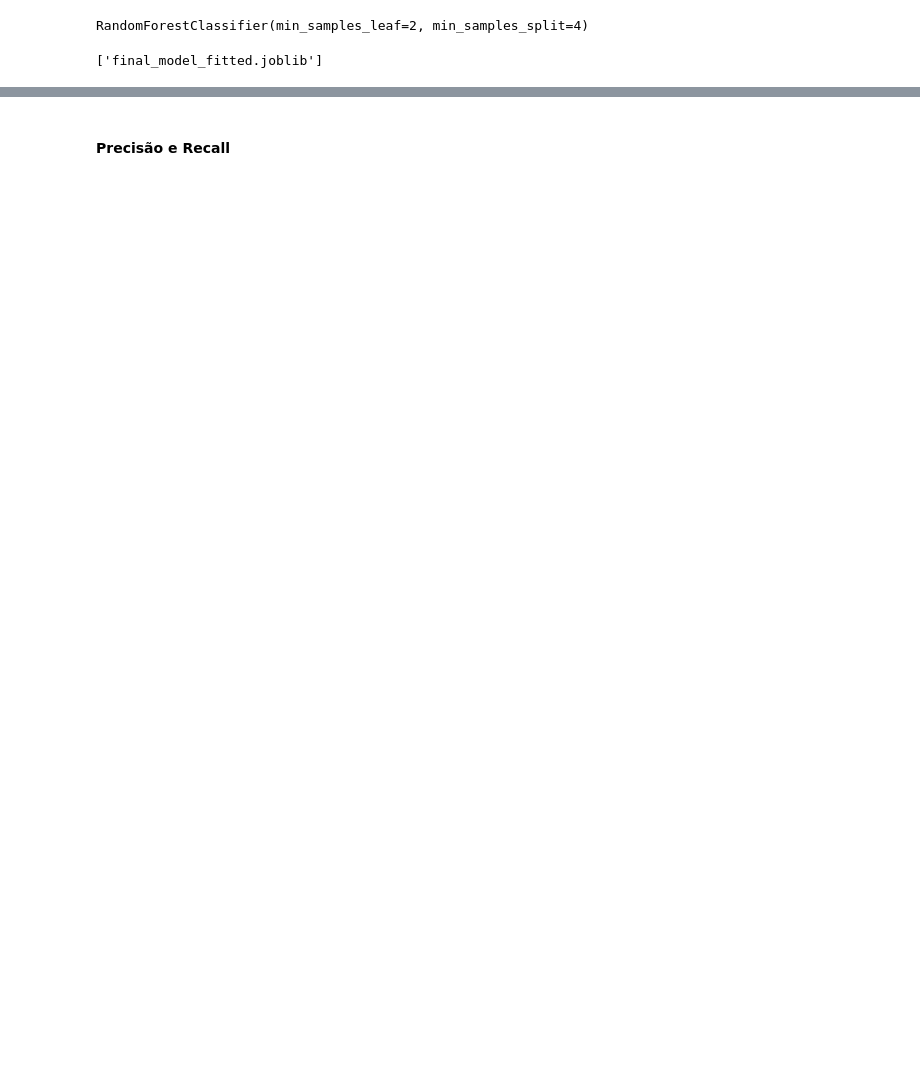
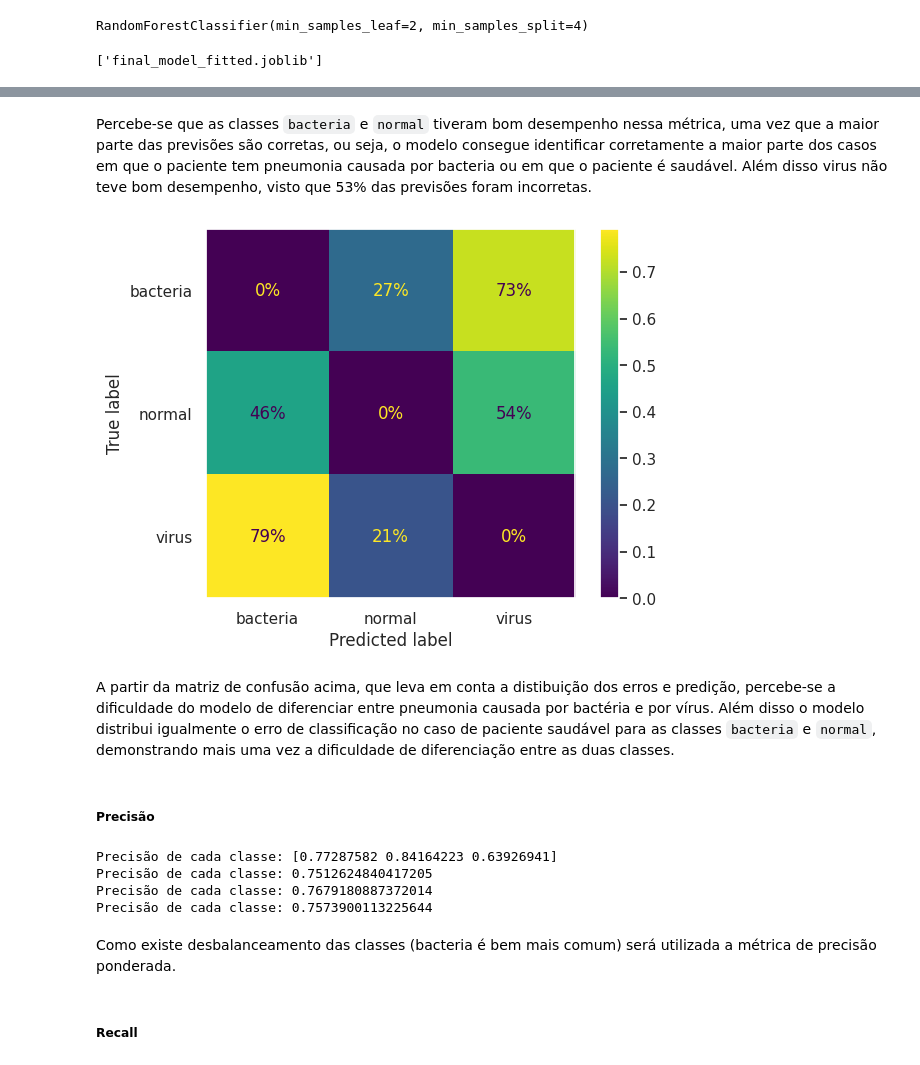
Before and after one commit to vinicius-souza-lima/mvp_ml, a Jupyter notebook: mvp_ml.ipynb, the cells around one changed output, grey strips where cells are left out. Cells and saved outputs as stored; diff of their text form; code cells hidden in the pictures; blank space fills up the shorter version.

```diff
--- a/mvp_ml.ipynb
+++ b/mvp_ml.ipynb
@@ -280,2 +324,0 @@ final_model = joblib.load("final_model.joblib")
-# %%
-y_chest_predict = final_model.predict(X_chest_test)
@@ -290,2 +325,46 @@ disp.plot()
+# %% [markdown]
+Percebe-se que as classes `bacteria` e `normal` tiveram bom desempenho nessa métrica,
+uma vez que a maior parte das previsões são corretas, ou seja, o modelo consegue identificar corretamente a maior parte dos casos em que o paciente tem pneumonia causada por bacteria ou em que o paciente é saudável. Além disso virus não teve bom desempenho, visto que
+53% das previsões foram incorretas.
+# %%
+ConfusionMatrixDisplay.from_predictions(
+    y_chest_test,
+    y_chest_predict,
+    normalize="true",
+    values_format="0.0%",
+    sample_weight=(y_chest_test.ravel() != y_chest_predict),
+);
+plt.grid(False)
+# %% [output]
+[figure, added]
+# %% [markdown]
+A partir da matriz de confusão acima, que leva em conta a distibuição dos erros e predição, percebe-se a dificuldade do modelo de diferenciar entre pneumonia causada por bactéria e por vírus. Além disso o modelo distribui igualmente o erro de classificação no caso de paciente saudável para as classes `bacteria` e `normal`, demonstrando mais uma vez a dificuldade de diferenciação entre as duas classes.
 # %% [markdown]
-#### Precisão e Recall
+##### Precisão
+# %%
+print(
+    "Precisão de cada classe:",
+    precision_score(y_chest_test, y_chest_predict, average=None),
+)
+print(
+    "Precisão de cada classe:",
+    precision_score(y_chest_test, y_chest_predict, average="macro"),
+)
+print(
+    "Precisão de cada classe:",
+    precision_score(y_chest_test, y_chest_predict, average="micro"),
+)
+print(
+    "Precisão de cada classe:",
+    precision_score(y_chest_test, y_chest_predict, average="weighted"),
+)
+# %% [output]
+Precisão de cada classe: [0.77287582 0.84164223 0.63926941]
+Precisão de cada classe: 0.7512624840417205
+Precisão de cada classe: 0.7679180887372014
+Precisão de cada classe: 0.7573900113225644
+# %% [markdown]
+Como existe desbalanceamento das classes (bacteria é bem mais comum) será utilizada a
+métrica de precisão ponderada.
+# %% [markdown]
+##### Recall
```
Also changed, not shown: parts of 34 cells of this notebook, 3 other files.
